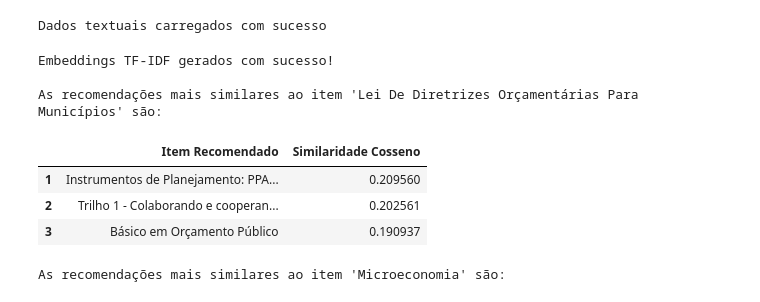
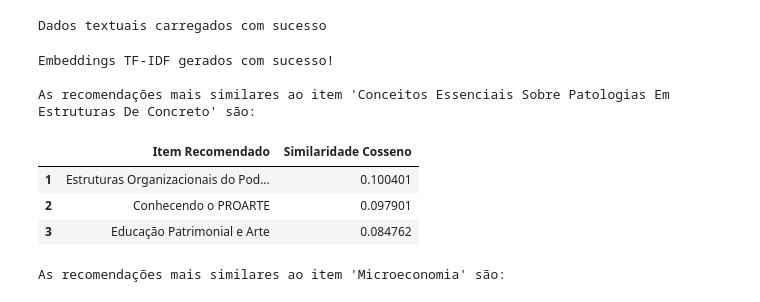
Before and after one commit to mello-pedro/dissertacao_mestrado, a Jupyter notebook: src_tfidf/extrair_recoms_TFIDF.ipynb, the cells around one changed output. Saved outputs shown, nothing was run; the diff lists cells and outputs as text; code cells hidden in the pictures.

```diff
--- a/src_tfidf/extrair_recoms_TFIDF.ipynb
+++ b/src_tfidf/extrair_recoms_TFIDF.ipynb
@@ -14,36 +14,36 @@ load_dotenv()
 emb_cols = ['apresentacao', 'conteudo_programatico']
 
 ##Para o DB de livros:
 #emb_cols = ['description']
 
 rec = TfidfRecommender(
     DB_USER = os.getenv("DB_USER"),
     DB_PASS=os.getenv("DB_PASS"),
     DB_NAME=os.getenv("DB_NAME"),
     DB_HOST=os.getenv("DB_HOST"),
     emb_cols=emb_cols,
     # id_col='isbn',
     # item_name_col='title'
     id_col= 'id_curso',
     item_name_col = 'nome_curso'
 )
 
 ##carrego a tabela do DB (aqui colocar 'livros' ou 'cursos')
 rec.carrega_dados('cursos')
 ##aplico limpeza simples aos dados
 rec.gerar_embeddings()
 
 # recomendacoes:
-recomendacoes = rec.recomendar(, 3)
+recomendacoes = rec.recomendar(889, 3)
 #recomendacoes = rec.recomendar(9788500010361, 5)
 recomendacoes
 # %% [output]
 Dados textuais carregados com sucesso
 Embeddings TF-IDF gerados com sucesso!
 
-As recomendações mais similares ao item 'Lei De Diretrizes Orçamentárias Para Municípios' são:
+As recomendações mais similares ao item 'Conceitos Essenciais Sobre Patologias Em Estruturas De Concreto' são:
 |  | Item Recomendado | Similaridade Cosseno |
-| 1 | Instrumentos de Planejamento: PPA... | 0.209560 |
-| 2 | Trilho 1 - Colaborando e cooperan... | 0.202561 |
-| 3 | Básico em Orçamento Público | 0.190937 |
+| 1 | Estruturas Organizacionais do Pod... | 0.100401 |
+| 2 | Conhecendo o PROARTE | 0.097901 |
+| 3 | Educação Patrimonial e Arte | 0.084762 |
 # %%
```
Also changed, not shown: parts of 5 cells of this notebook, 23 other files.
